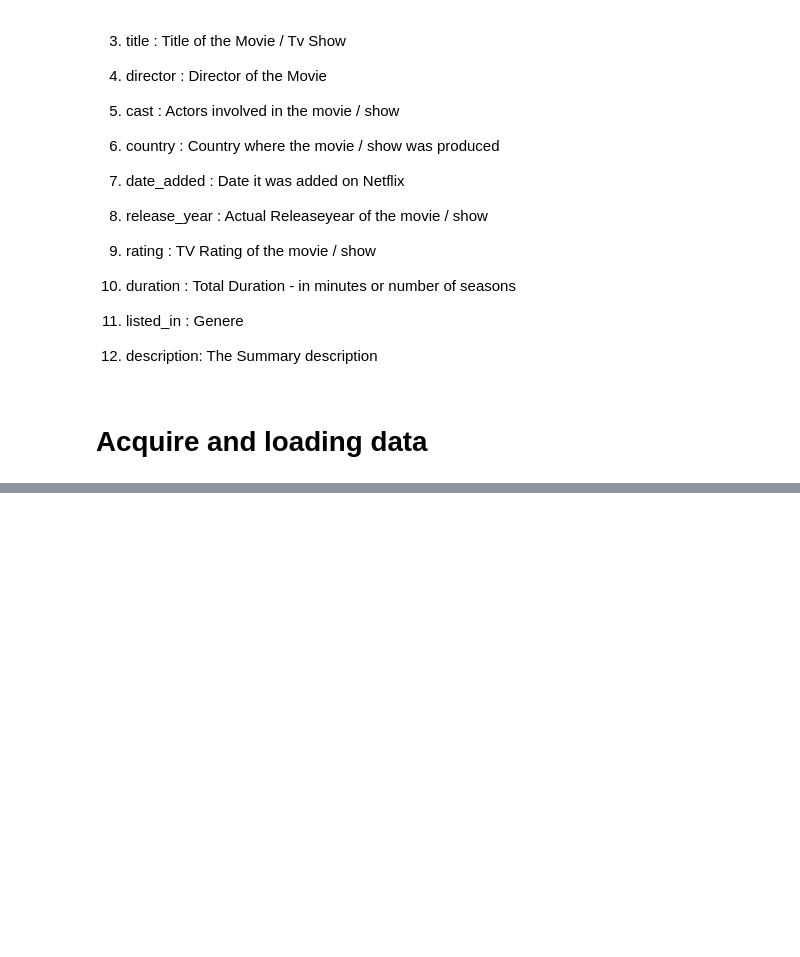
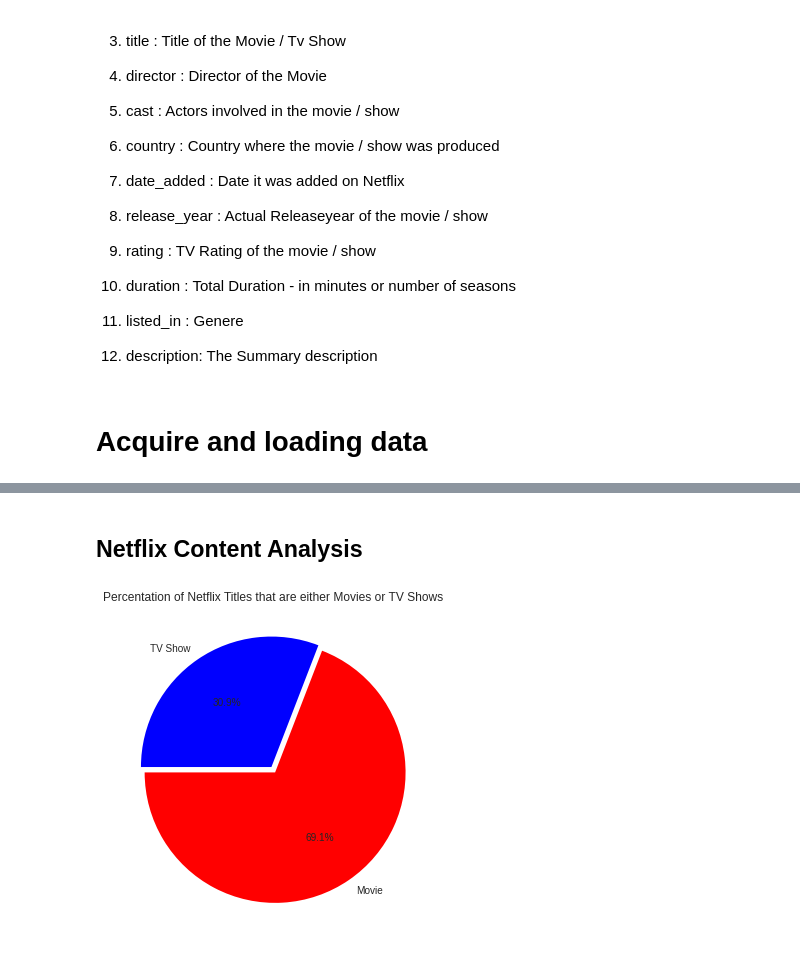
Before and after one commit to Bhushan271098/NETFLIX-MOVIES-AND-TV-SHOWS-CLUSTERING, a Jupyter notebook: Copy_of_NETFLIX_MOVIES_AND_TV_SHOWS_CLUSTERING.ipynb, the cells around one changed output, grey strips where cells are left out. Drawn from its saved outputs; the diff is of its cells as text; code cells hidden in the pictures; blank space fills up the shorter version.

```diff
--- a/Copy_of_NETFLIX_MOVIES_AND_TV_SHOWS_CLUSTERING.ipynb
+++ b/Copy_of_NETFLIX_MOVIES_AND_TV_SHOWS_CLUSTERING.ipynb
@@ -131,0 +202,6 @@ df=pd.read_csv('/content/drive/MyDrive/Colab Notebooks/NETFLIX MOVIES AND TV SHO
+# %%
+# adding text at null value
+df.director.fillna("No Director", inplace=True)
+df.cast.fillna("No Cast", inplace=True)
+df.country.fillna("Country Unavailable", inplace=True)
+df.dropna(subset=["date_added", "rating"], inplace=True)
@@ -131,0 +225,8 @@ df=pd.read_csv('/content/drive/MyDrive/Colab Notebooks/NETFLIX MOVIES AND TV SHO
+# %%
+# Create new features to store date, day, month and year seperately.
+df["date_added"] = pd.to_datetime(df['date_added'])  # First convert date_added to date time format.
+df['day_added'] = df['date_added'].dt.day            # Compute day.
+df['year_added'] = df['date_added'].dt.year          # Compute year.
+df['month_added'] = df['date_added'].dt.month        # Compute month.
+# %% [markdown]
+## **Netflix Content Analysis**
@@ -131,0 +239,8 @@ df=pd.read_csv('/content/drive/MyDrive/Colab Notebooks/NETFLIX MOVIES AND TV SHO
+# %%
+# pie chart of percentage of content present
+plt.figure(figsize=(12,6))
+plt.title("Percentation of Netflix Titles that are either Movies or TV Shows")
+g = plt.pie(df.type.value_counts(),explode=(0.025,0.025), labels= df.type.value_counts().index, colors=['red','blue'],autopct='%1.1f%%', startangle=180)
+plt.show()
+# %% [output]
+[figure, added]
```
Also changed, not shown: parts of 25 cells of this notebook.
